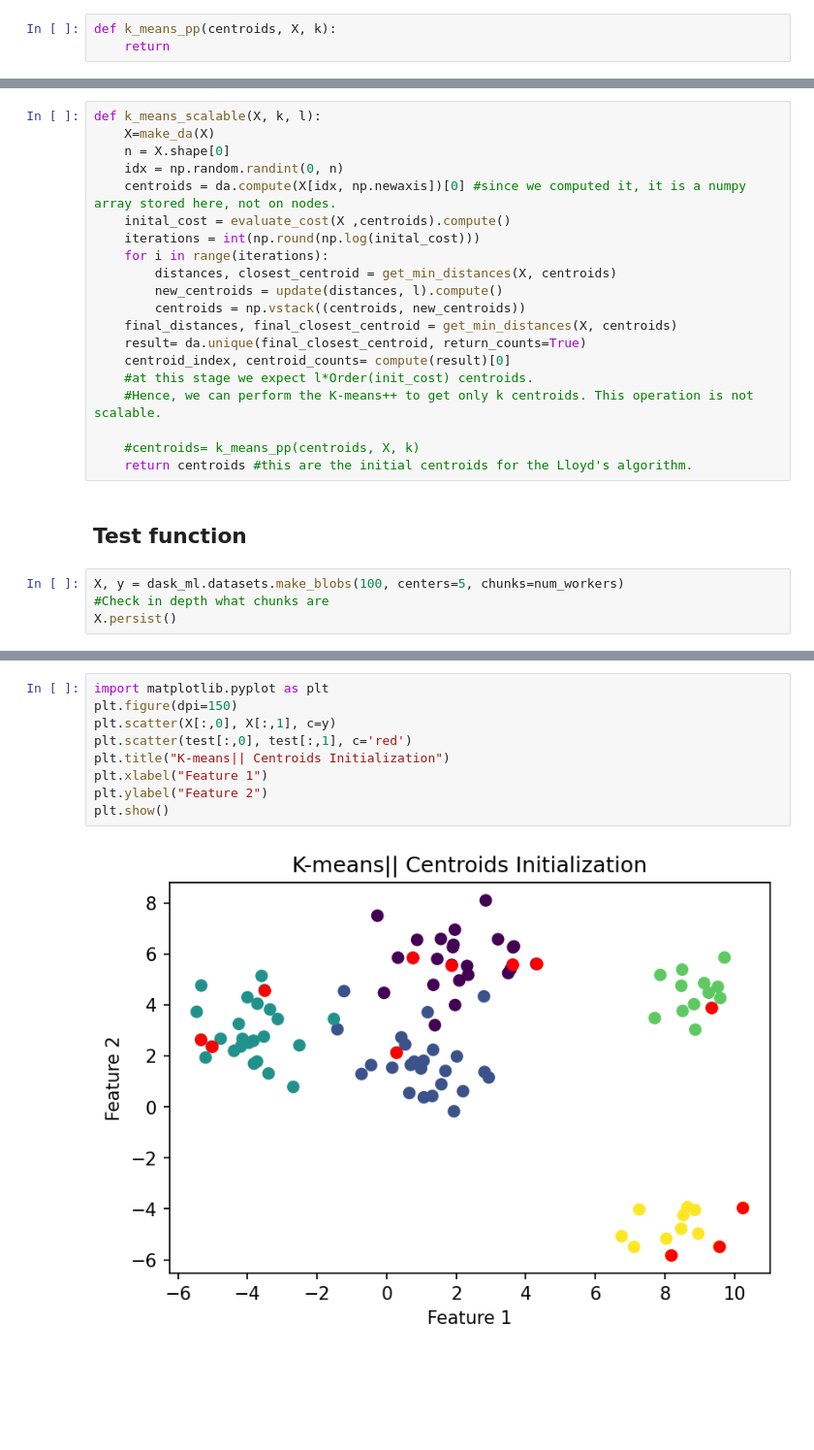
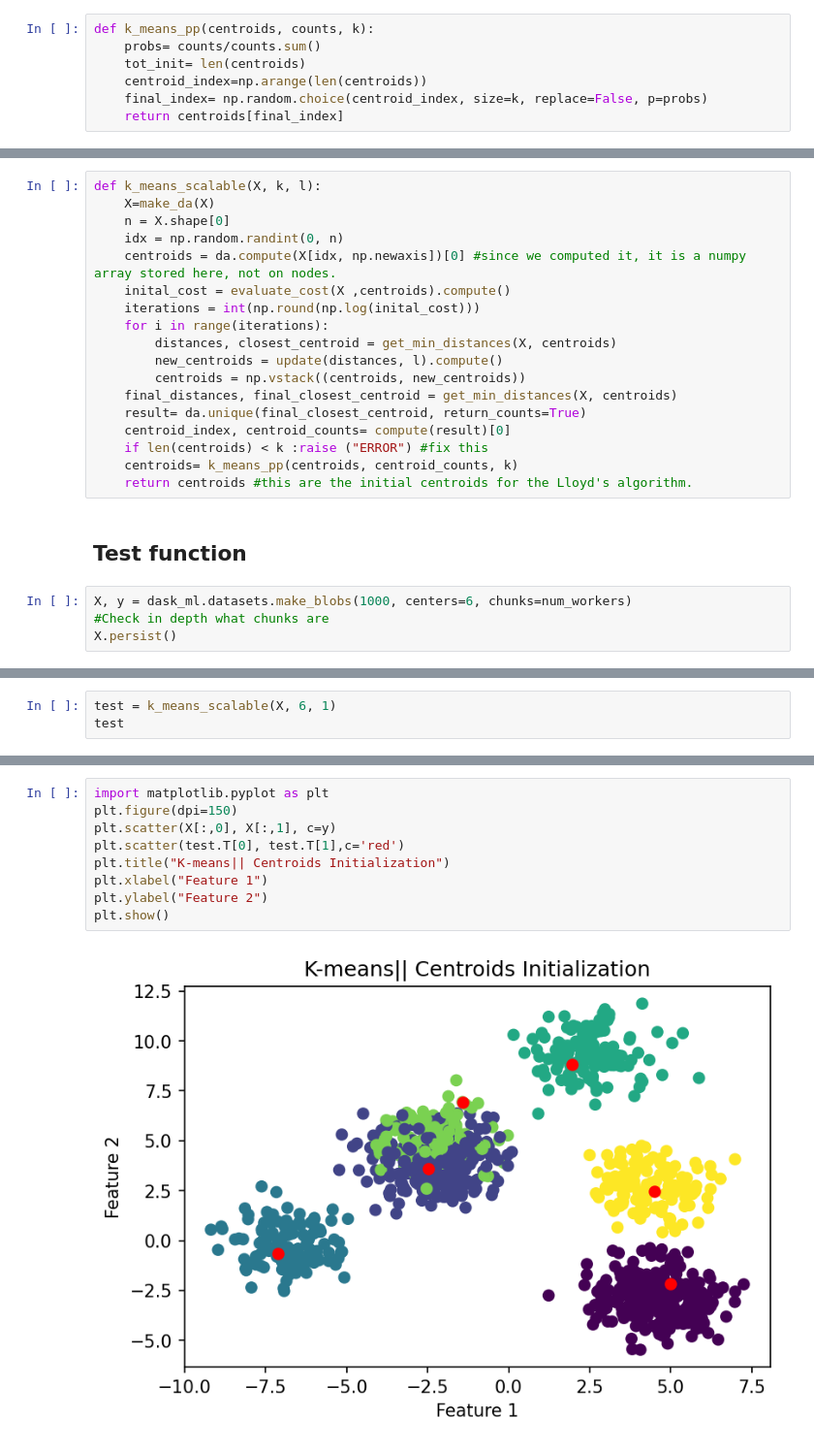
Before and after one commit to ElHuaco/Distributed-k-means, a Jupyter notebook: src/dask/notebooks/OUR CODE/Main.ipynb, the cells around one changed output, grey strips where cells are left out. Shown at 97% size. Cells and saved outputs as stored; diff of their text form; blank space fills up the shorter version.

Commit message:
k-means++ added

```diff
--- a/src/dask/notebooks/OUR CODE/Main.ipynb
+++ b/src/dask/notebooks/OUR CODE/Main.ipynb
@@ -117,8 +117,12 @@ def update(distances, l):
     mask = da.map_blocks(get_random ,p)
     return X[mask,:]
 # %%
-def k_means_pp(centroids, X, k):
-    return
+def k_means_pp(centroids, counts, k):
+    probs= counts/counts.sum()
+    tot_init= len(centroids)
+    centroid_index=np.arange(len(centroids))
+    final_index= np.random.choice(centroid_index, size=k, replace=False, p=probs)
+    return centroids[final_index]
 # %% [markdown]
 # Scalable K-means: K-means||
 # %% [markdown]
@@ -140,15 +145,13 @@ def k_means_scalable(X, k, l):
     final_distances, final_closest_centroid = get_min_distances(X, centroids)
     result= da.unique(final_closest_centroid, return_counts=True)
     centroid_index, centroid_counts= compute(result)[0]
-    #at this stage we expect l*Order(init_cost) centroids.
-    #Hence, we can perform the K-means++ to get only k centroids. This operation is not scalable.
-
-    #centroids= k_means_pp(centroids, X, k)
+    if len(centroids) < k :raise ("ERROR") #fix this
+    centroids= k_means_pp(centroids, centroid_counts, k)
     return centroids #this are the initial centroids for the Lloyd's algorithm.
 # %% [markdown]
 ## Test function
 # %%
-X, y = dask_ml.datasets.make_blobs(100, centers=5, chunks=num_workers)
+X, y = dask_ml.datasets.make_blobs(1000, centers=6, chunks=num_workers)
 #Check in depth what chunks are
 X.persist()
 # %% [output]
@@ -155,0 +159,3 @@ X.persist()
+# %%
+test = k_means_scalable(X, 6, 1)
+test
@@ -156,11 +170,11 @@ X.persist()
 # %%
 import matplotlib.pyplot as plt
 plt.figure(dpi=150)
 plt.scatter(X[:,0], X[:,1], c=y)
-plt.scatter(test[:,0], test[:,1], c='red')
+plt.scatter(test.T[0], test.T[1],c='red')
 plt.title("K-means|| Centroids Initialization")
 plt.xlabel("Feature 1")
 plt.ylabel("Feature 2")
 plt.show()
 # %% [output]
-[figure, old version]
+[figure, new version]
```
Also changed, not shown: parts of 5 cells of this notebook, 10 other files.
